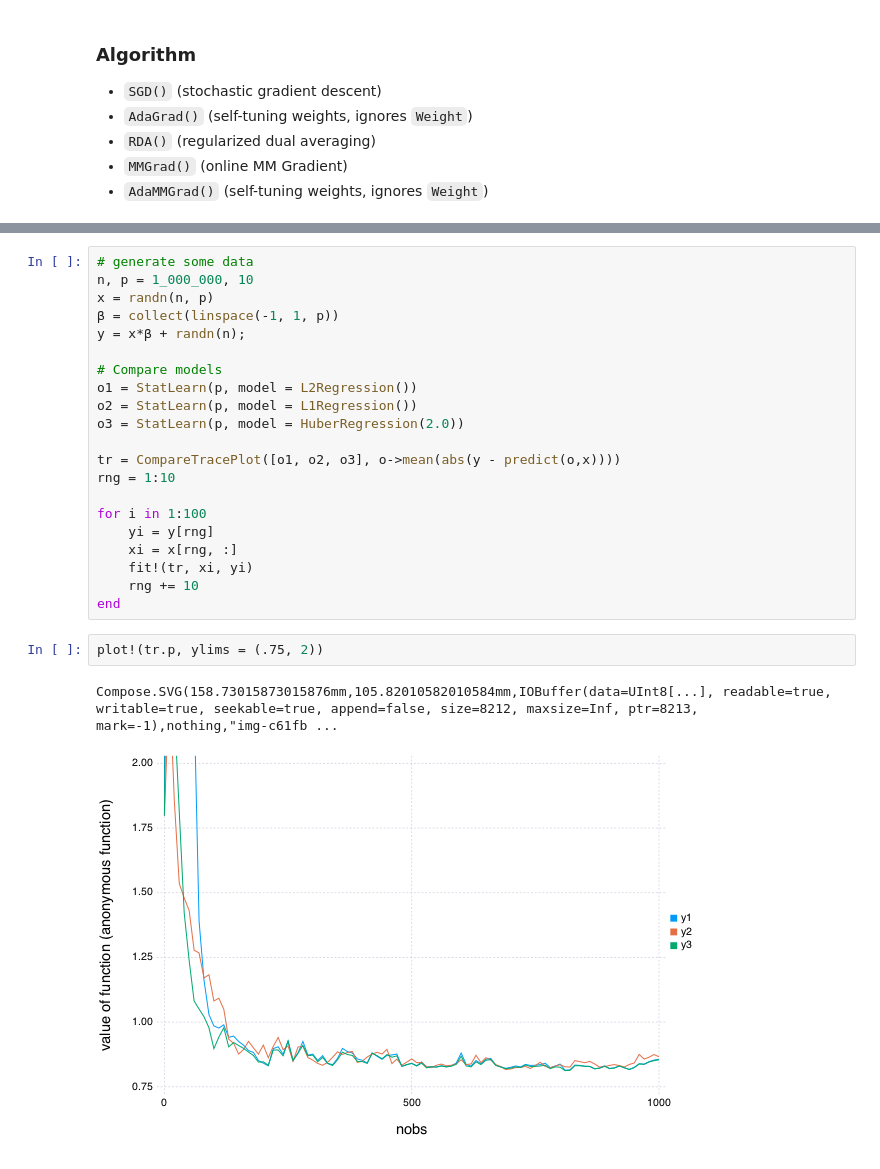
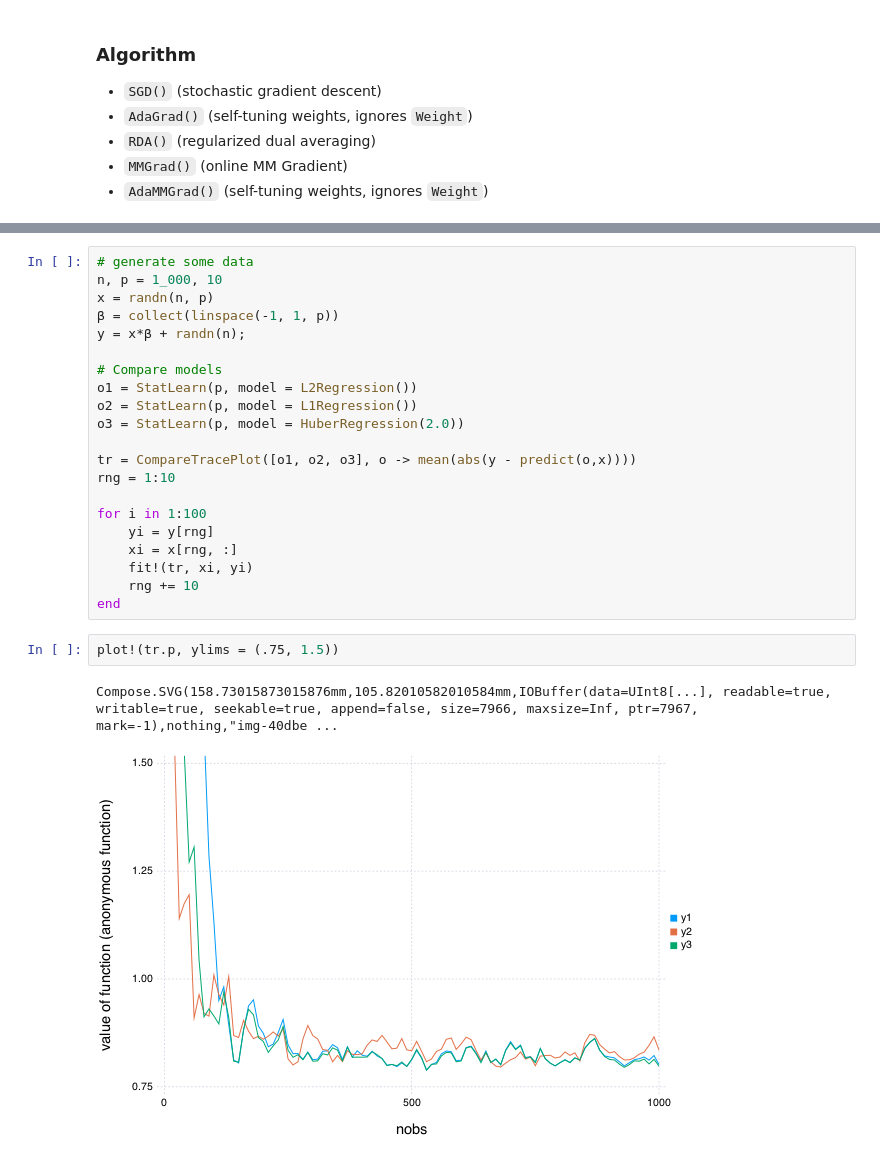
Before and after one commit to joshday/TriangleJuliaUsers_OnlineStats, a Jupyter notebook: OnlineStats Talk.ipynb, the cells around one changed output, grey strips where cells are left out. Cells and saved outputs as stored; diff of their text form.

```diff
--- a/OnlineStats Talk.ipynb
+++ b/OnlineStats Talk.ipynb
@@ -235,6 +247,6 @@ The building blocks of which are:
 # %%
 # generate some data
-n, p = 1_000_000, 10
+n, p = 1_000, 10
 x = randn(n, p)
 β = collect(linspace(-1, 1, p))
 y = x*β + randn(n);
@@ -244,7 +256,7 @@ o1 = StatLearn(p, model = L2Regression())
 o2 = StatLearn(p, model = L1Regression())
 o3 = StatLearn(p, model = HuberRegression(2.0))
 
-tr = CompareTracePlot([o1, o2, o3], o->mean(abs(y - predict(o,x))))
+tr = CompareTracePlot([o1, o2, o3], o -> mean(abs(y - predict(o,x))))
 rng = 1:10
 
 for i in 1:100
@@ -254,7 +266,7 @@ for i in 1:100
     rng += 10
 end
 # %%
-plot!(tr.p, ylims = (.75, 2))
+plot!(tr.p, ylims = (.75, 1.5))
 # %% [output]
-Compose.SVG(158.73015873015876mm,105.82010582010584mm,IOBuffer(data=UInt8[...], readable=true, writable=true, seekable=true, append=false, size=8212, maxsize=Inf, ptr=8213, mark=-1),nothing,"img-c61fb ...
+Compose.SVG(158.73015873015876mm,105.82010582010584mm,IOBuffer(data=UInt8[...], readable=true, writable=true, seekable=true, append=false, size=7966, maxsize=Inf, ptr=7967, mark=-1),nothing,"img-40dbe ...
-[figure, old version]
+[figure, new version]
```
Also changed, not shown: parts of 13 cells of this notebook, 3 other files.
